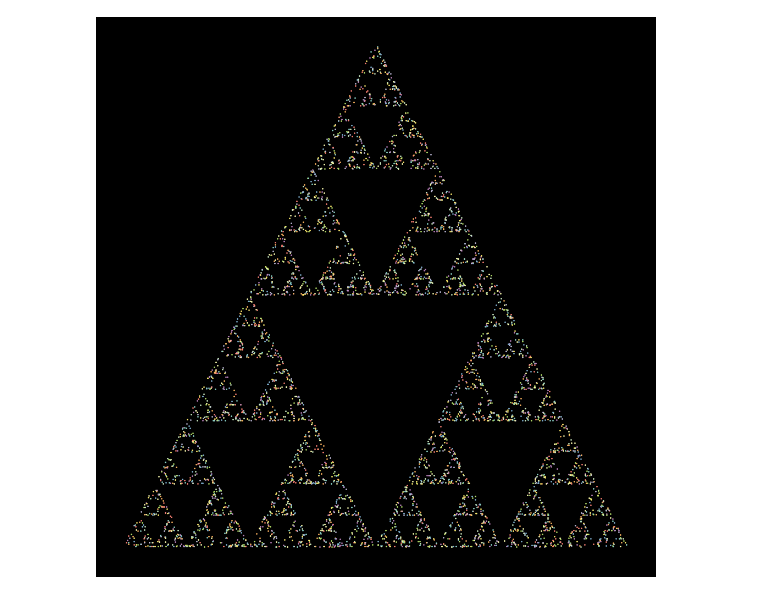
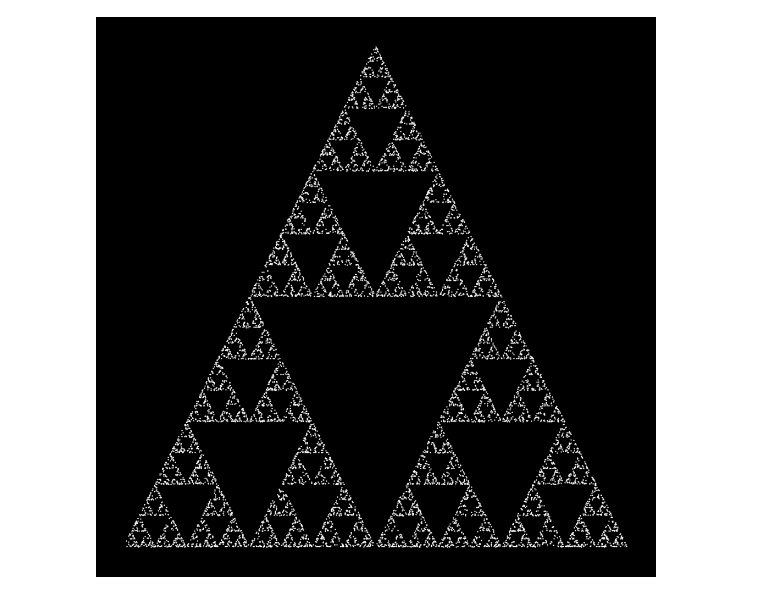
Before and after one commit to belsie/COMP3710-Lab1, a Jupyter notebook: fractal.ipynb, the cells around one changed output. Drawn from its saved outputs; the diff is of its cells as text; code cells hidden in the pictures.

Commit message:
More torch integration

```diff
--- a/fractal.ipynb
+++ b/fractal.ipynb
@@ -24,37 +24,40 @@ y_max, y_min = math.sqrt(3)/2 - 0.1, 0.1
 # Random point
 v_x = (x_min + (x_max - x_min) *torch.rand(1))
 v_y = (y_min + (y_max - y_min) *torch.rand(1))
-v = (v_x, v_y)
+v = torch.Tensor((v_x, v_y))
+
+
+v = v.to(device)
 
 def vn(v):
     p_rand = p[random.randint(0,2)]
     return (0.5*(v[0]+p_rand[0]), .5*(v[1]+p_rand[1]))
 
 plt.figure(figsize=(10, 10))
 
-iterations = 5000
-for i in range(0, iterations):
+iterations = 10000
+for i in range(iterations):
     v = vn(v)
     x,y = zip(v)
     if i >= 20:
-        plt.scatter(x,y, s=1)
+        plt.scatter(x,y, color="white", s=0.5)
 
 """
 def processFractal(a):
     a_cyclic = (6.28*a/20.0).reshape(list(a.shape)+[1])
     img = np.concatenate([10+20*np.cos(a_cyclic),
     30+50*np.sin(a_cyclic),
     155-80*np.cos(a_cyclic)], 2)
     img[a==a.max()] = 0
     a = img
     a = np.uint8(np.clip(a, 0, 255))
     return a
 """
 
 #img = processFractal(counts)
 #plt.imshow(img, origin='lower', extent=[xmin, xmax, ymin, ymax], aspect='equal')
 plt.axis('off')
 plt.tight_layout(pad=0)
 plt.show()
 # %% [output]
-[figure, old version]
+[figure, new version]
```
